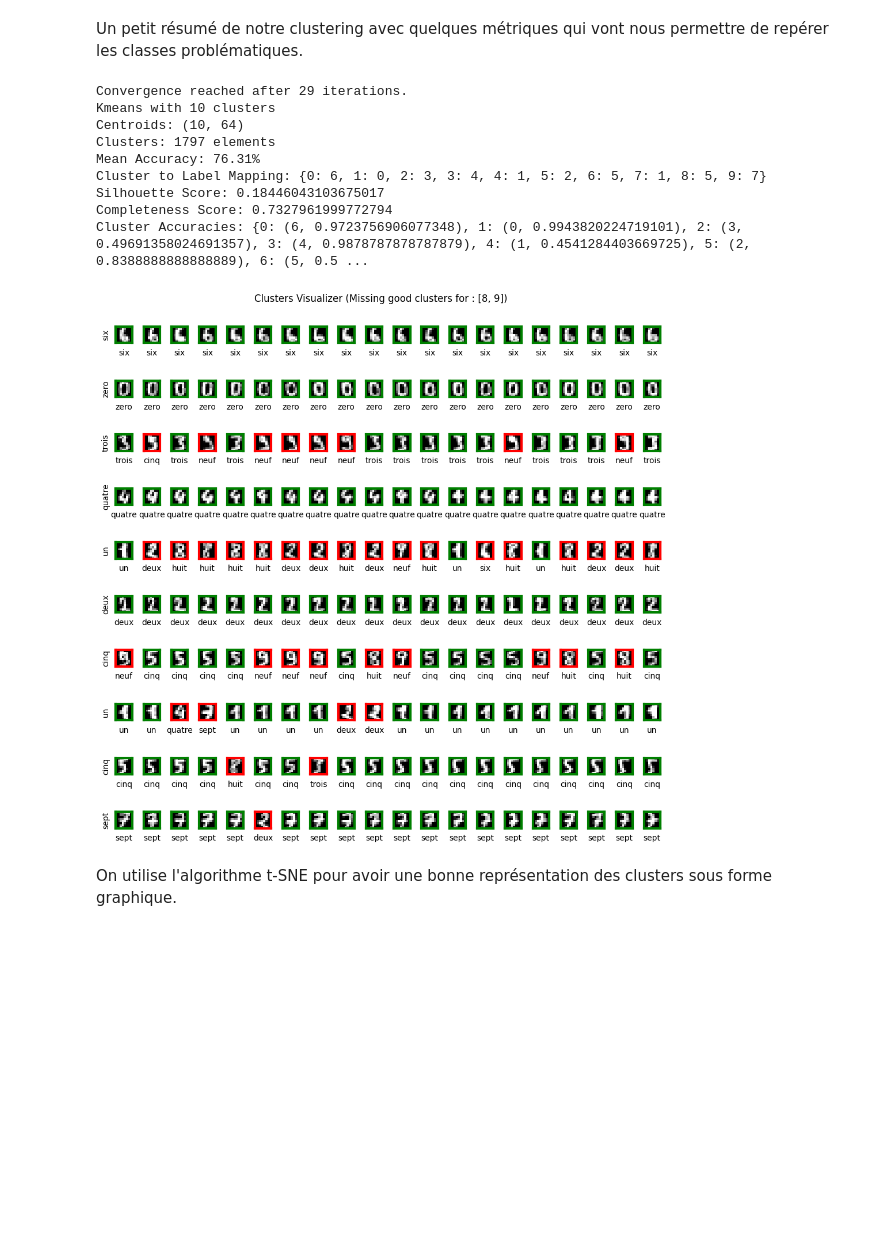
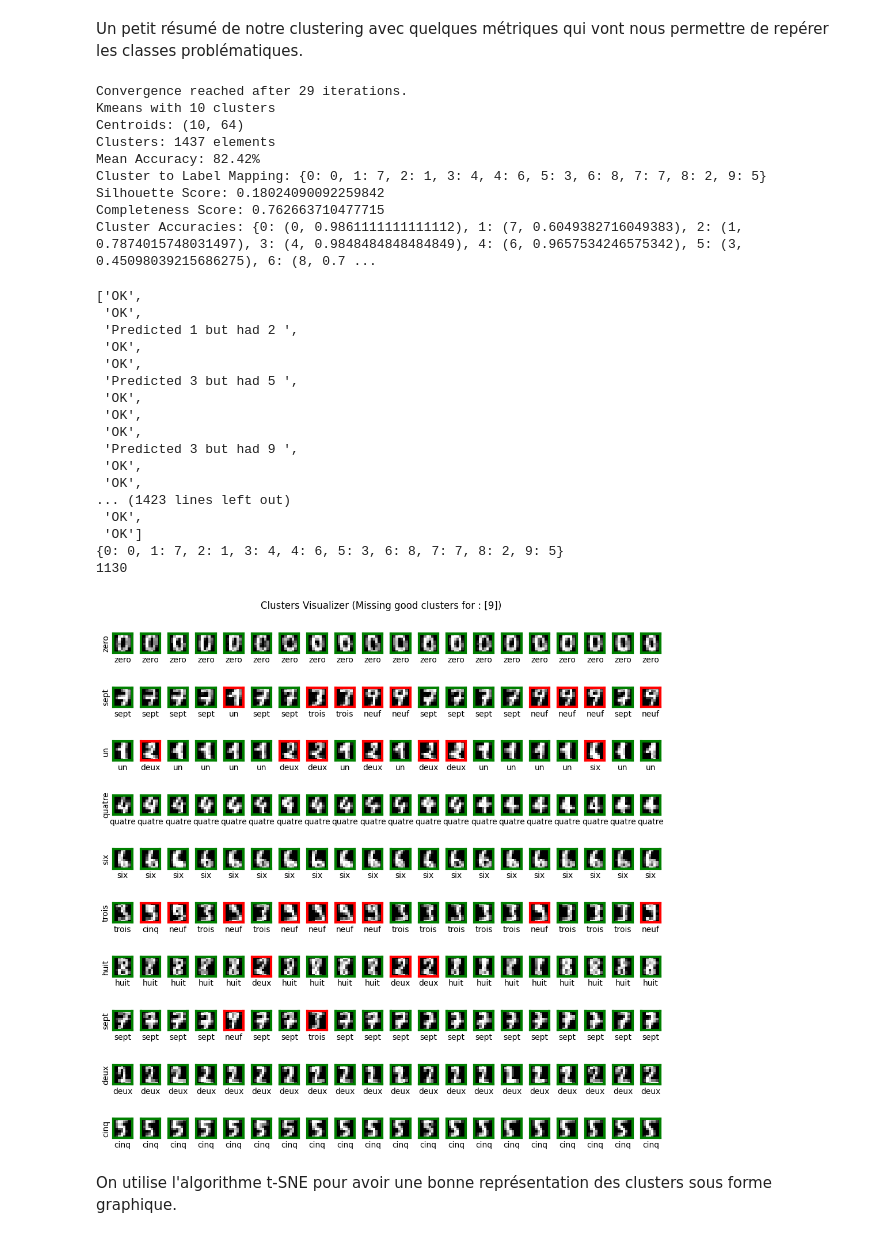
Before and after one commit to Skanx7/PRBI, a Jupyter notebook: projet/projet.ipynb, the cells around one changed output. Saved outputs shown, nothing was run; the diff lists cells and outputs as text; code cells hidden in the pictures; blank space fills up the shorter version.

```diff
--- a/projet/projet.ipynb
+++ b/projet/projet.ipynb
@@ -59,24 +60,44 @@ K = 10
 kmeans = Kmeans(K)
 kmeans.run()        # fit + summary saved in kmeans object
 
-clusters = kmeans.clusters
-map_clusters = kmeans.cluster_to_label
-
 kmeans.summary()
 # %% [output]
 Convergence reached after 29 iterations.
 Kmeans with 10 clusters
 Centroids: (10, 64)
-Clusters: 1797 elements
-Mean Accuracy: 76.31%
-Cluster to Label Mapping: {0: 6, 1: 0, 2: 3, 3: 4, 4: 1, 5: 2, 6: 5, 7: 1, 8: 5, 9: 7}
-Silhouette Score: 0.18446043103675017
-Completeness Score: 0.7327961999772794
-Cluster Accuracies: {0: (6, 0.9723756906077348), 1: (0, 0.9943820224719101), 2: (3, 0.49691358024691357), 3: (4, 0.9878787878787879), 4: (1, 0.4541284403669725), 5: (2, 0.8388888888888889), 6: (5, 0.5 ...
+Clusters: 1437 elements
+Mean Accuracy: 82.42%
+Cluster to Label Mapping: {0: 0, 1: 7, 2: 1, 3: 4, 4: 6, 5: 3, 6: 8, 7: 7, 8: 2, 9: 5}
+Silhouette Score: 0.18024090092259842
+Completeness Score: 0.762663710477715
+Cluster Accuracies: {0: (0, 0.9861111111111112), 1: (7, 0.6049382716049383), 2: (1, 0.7874015748031497), 3: (4, 0.9848484848484849), 4: (6, 0.9657534246575342), 5: (3, 0.45098039215686275), 6: (8, 0.7 ...
-# %%
-vs.show_clusters(clusters, map_clusters, 20, True, True)
-# %% [output]
-[figure, removed]
+# %%
+clusters = kmeans.clusters
+map_clusters = kmeans.clusters_map
+pprint(kmeans.predicted_table)
+pprint(map_clusters)
+x = [a for a in kmeans.predicted_table if a == "OK"]
+print(len(x))
+vs.show_clusters(clusters, map_clusters, 20, True, True)
+# %% [output]
+['OK',
+ 'OK',
+ 'Predicted 1 but had 2 ',
+ 'OK',
+ 'OK',
+ 'Predicted 3 but had 5 ',
+ 'OK',
+ 'OK',
+ 'OK',
+ 'Predicted 3 but had 9 ',
+ 'OK',
+ 'OK',
+... (1423 lines left out)
+ 'OK',
+ 'OK']
+{0: 0, 1: 7, 2: 1, 3: 4, 4: 6, 5: 3, 6: 8, 7: 7, 8: 2, 9: 5}
+1130
+[figure, added]
 # %% [markdown]
 On utilise l'algorithme t-SNE pour avoir une bonne représentation des clusters sous forme graphique.
 # %%
```
Also changed, not shown: parts of 12 cells of this notebook, 6 other files.
